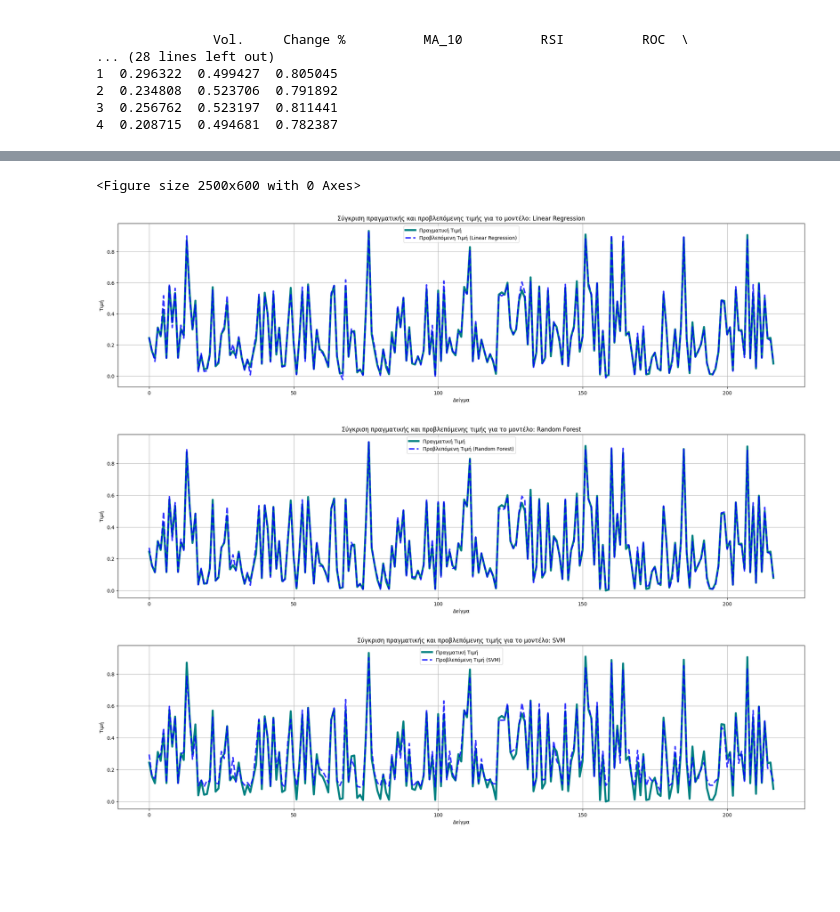
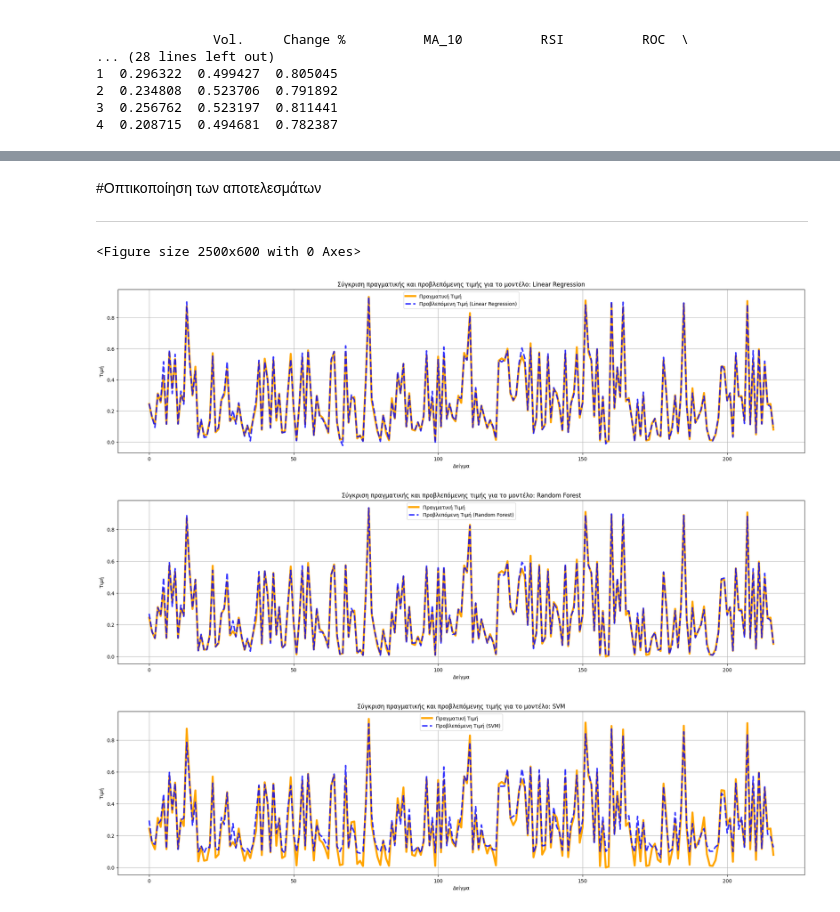
Before and after one commit to chrisaMel/Machine-Learning, a Jupyter notebook: BitCoinApallaktiki.ipynb, the cells around one changed output, grey strips where cells are left out. Drawn from its saved outputs; the diff is of its cells as text; code cells hidden in the pictures; blank space fills up the shorter version.

```diff
--- a/BitCoinApallaktiki.ipynb
+++ b/BitCoinApallaktiki.ipynb
@@ -572,21 +525,25 @@ Fold 4:
+# %% [markdown]
+#Οπτικοποίηση των αποτελεσμάτων
+
+---
 # %%
 # Σύγκριση πραγματικής τιμής με πρόβλεψη για το test set
 plt.figure(figsize=(25, 6))
 for model_name in models.keys():
     plt.figure(figsize=(25, 6))
-    plt.plot(y_test.values, label="Πραγματική Τιμή", color='teal',lw = 4)
+    plt.plot(y_test.values, label="Πραγματική Τιμή", color='orange',lw = 4)
     plt.plot(predictions_dict[model_name]["test"], label=f"Προβλεπόμενη Τιμή ({model_name})", linestyle='--',color='blue',lw = 3, alpha = 0.8)
     plt.title(f"Σύγκριση πραγματικής και προβλεπόμενης τιμής για το μοντέλο: {model_name}")
     plt.xlabel("Δείγμα")
     plt.ylabel("Τιμή")
     plt.legend()
     plt.grid(True)
     plt.show()
 # %% [output]
 <Figure size 2500x600 with 0 Axes>
-[figure, old version]
+[figure, new version]
-[figure, old version]
+[figure, new version]
-[figure, old version]
+[figure, new version]
 # %%
 import matplotlib.pyplot as plt
 
```
Also changed, not shown: parts of 13 cells of this notebook.
